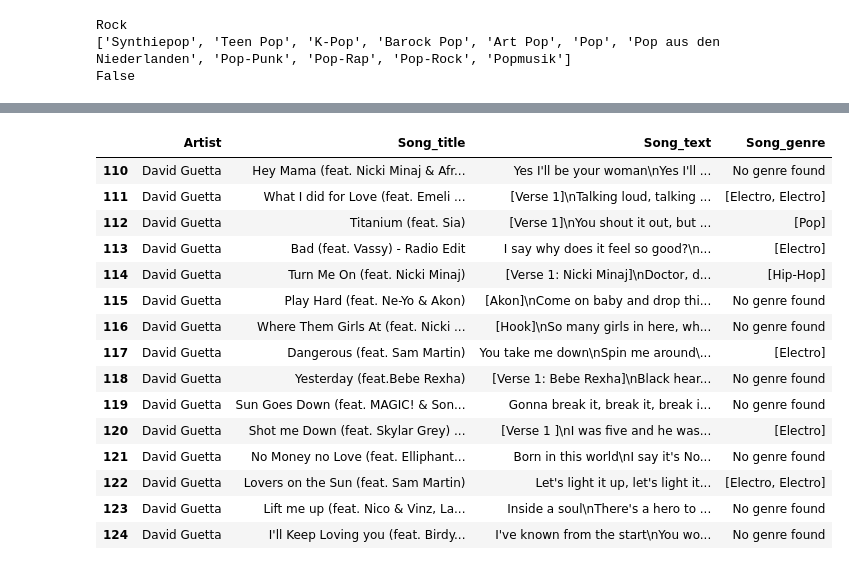
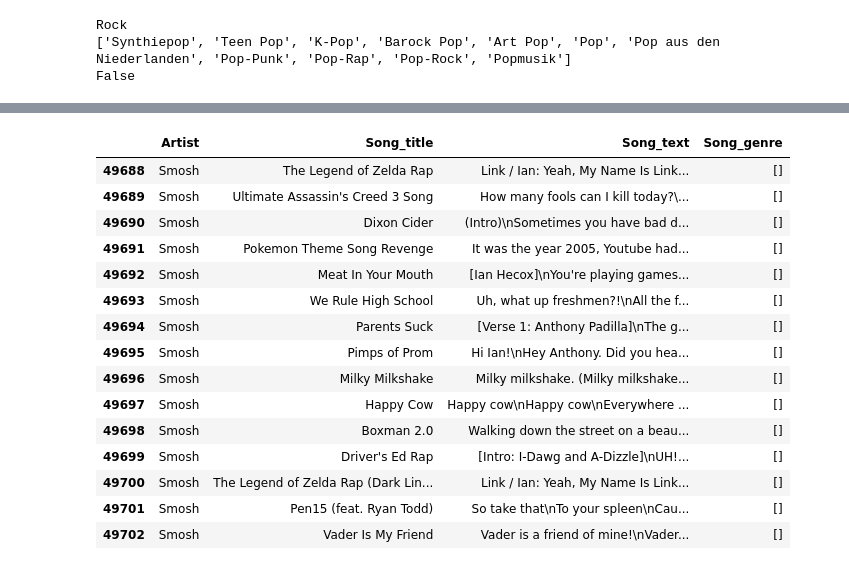
Before and after one commit to SimonScapan/nlp-song-recommendation, a Jupyter notebook: crawler/DataCleaning.ipynb, the cells around one changed output, grey strips where cells are left out. Drawn from its saved outputs; the diff is of its cells as text; code cells hidden in the pictures.

```diff
--- a/crawler/DataCleaning.ipynb
+++ b/crawler/DataCleaning.ipynb
@@ -509,19 +513,19 @@ data[data['Song_genre'] == 'No genre found']
 # %%
-data[data['Artist'] == 'David Guetta']
+data[data['Artist'] == 'Smosh']
 # %% [output]
 |  | Artist | Song_title | Song_text | Song_genre |
-| 110 | David Guetta | Hey Mama (feat. Nicki Minaj & Afr... | Yes I'll be your woman\nYes I'll ... | No genre found |
-| 111 | David Guetta | What I did for Love (feat. Emeli ... | [Verse 1]\nTalking loud, talking ... | [Electro, Electro] |
-| 112 | David Guetta | Titanium (feat. Sia) | [Verse 1]\nYou shout it out, but ... | [Pop] |
-| 113 | David Guetta | Bad (feat. Vassy) - Radio Edit | I say why does it feel so good?\n... | [Electro] |
-| 114 | David Guetta | Turn Me On (feat. Nicki Minaj) | [Verse 1: Nicki Minaj]\nDoctor, d... | [Hip-Hop] |
-| 115 | David Guetta | Play Hard (feat. Ne-Yo & Akon) | [Akon]\nCome on baby and drop thi... | No genre found |
-| 116 | David Guetta | Where Them Girls At (feat. Nicki ... | [Hook]\nSo many girls in here, wh... | No genre found |
-| 117 | David Guetta | Dangerous (feat. Sam Martin) | You take me down\nSpin me around\... | [Electro] |
-| 118 | David Guetta | Yesterday (feat.Bebe Rexha) | [Verse 1: Bebe Rexha]\nBlack hear... | No genre found |
-| 119 | David Guetta | Sun Goes Down (feat. MAGIC! & Son... | Gonna break it, break it, break i... | No genre found |
-| 120 | David Guetta | Shot me Down (feat. Skylar Grey) ... | [Verse 1 ]\nI was five and he was... | [Electro] |
-| 121 | David Guetta | No Money no Love (feat. Elliphant... | Born in this world\nI say it's No... | No genre found |
-| 122 | David Guetta | Lovers on the Sun (feat. Sam Martin) | Let's light it up, let's light it... | [Electro, Electro] |
-| 123 | David Guetta | Lift me up (feat. Nico & Vinz, La... | Inside a soul\nThere's a hero to ... | No genre found |
-| 124 | David Guetta | I'll Keep Loving you (feat. Birdy... | I've known from the start\nYou wo... | No genre found |
+| 49688 | Smosh | The Legend of Zelda Rap | Link / Ian: Yeah, My Name Is Link... | [] |
+| 49689 | Smosh | Ultimate Assassin's Creed 3 Song | How many fools can I kill today?\... | [] |
+| 49690 | Smosh | Dixon Cider | (Intro)\nSometimes you have bad d... | [] |
+| 49691 | Smosh | Pokemon Theme Song Revenge | It was the year 2005, Youtube had... | [] |
+| 49692 | Smosh | Meat In Your Mouth | [Ian Hecox]\nYou're playing games... | [] |
+| 49693 | Smosh | We Rule High School | Uh, what up freshmen?!\nAll the f... | [] |
+| 49694 | Smosh | Parents Suck | [Verse 1: Anthony Padilla]\nThe g... | [] |
+| 49695 | Smosh | Pimps of Prom | Hi Ian!\nHey Anthony. Did you hea... | [] |
+| 49696 | Smosh | Milky Milkshake | Milky milkshake. (Milky milkshake... | [] |
+| 49697 | Smosh | Happy Cow | Happy cow\nHappy cow\nEverywhere ... | [] |
+| 49698 | Smosh | Boxman 2.0 | Walking down the street on a beau... | [] |
+| 49699 | Smosh | Driver's Ed Rap | [Intro: I-Dawg and A-Dizzle]\nUH!... | [] |
+| 49700 | Smosh | The Legend of Zelda Rap (Dark Lin... | Link / Ian: Yeah, My Name Is Link... | [] |
+| 49701 | Smosh | Pen15 (feat. Ryan Todd) | So take that\nTo your spleen\nCau... | [] |
+| 49702 | Smosh | Vader Is My Friend | Vader is a friend of mine!\nVader... | [] |
```
Also changed, not shown: parts of 8 cells of this notebook.
